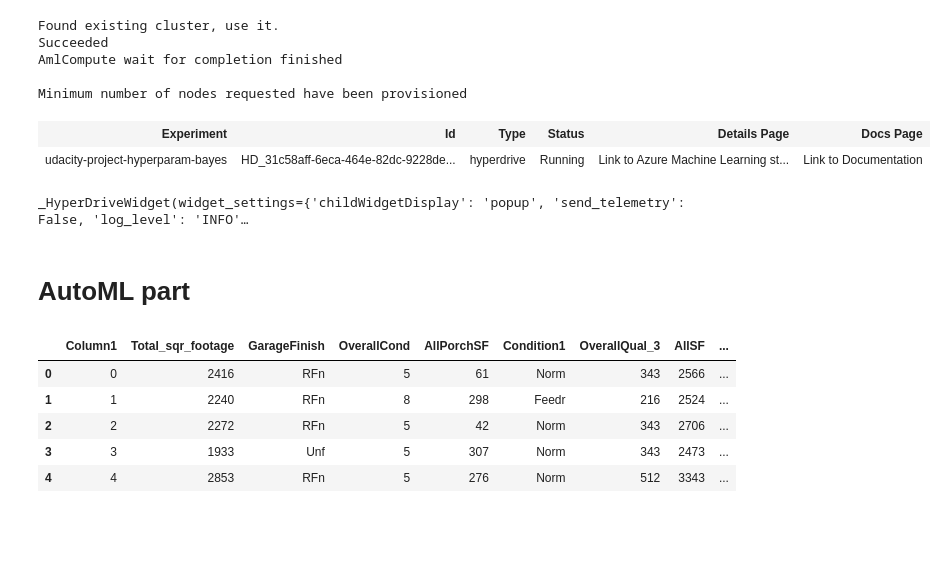
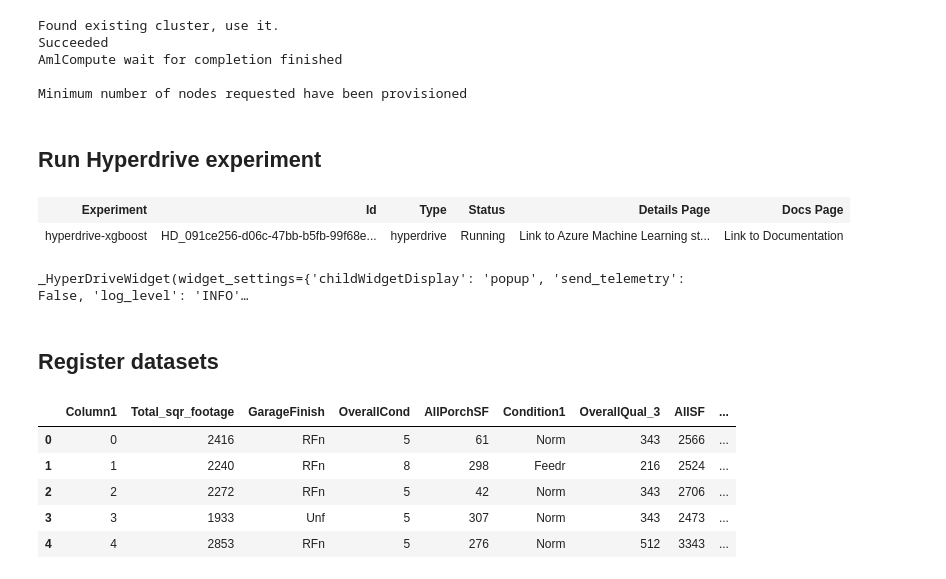
Before and after one commit to jvanelteren/azure_capstone, a Jupyter notebook: train_models.ipynb, the cells around one changed output. Drawn from its saved outputs; the diff is of its cells as text; code cells hidden in the pictures; blank space fills up the shorter version.

```diff
--- a/train_models.ipynb
+++ b/train_models.ipynb
@@ -4,7 +4,7 @@ from azureml.core import Workspace, Experiment
 # ws = Workspace.get(name="capstone")
 ws = Workspace.from_config()
 
-exp = Experiment(workspace=ws, name="udacity-project-hyperparam-bayes")
+exp = Experiment(workspace=ws, name="hyperdrive-xgboost")
 
 print('Workspace name: ' + ws.name,
       'Azure region: ' + ws.location,
@@ -37,6 +37,8 @@ Succeeded
 AmlCompute wait for completion finished
 
 Minimum number of nodes requested have been provisioned
+# %% [markdown]
+## Run Hyperdrive experiment
 # %%
 from azureml.widgets import RunDetails
 from azureml.train.sklearn import SKLearn
@@ -48,7 +50,7 @@ from azureml.train.hyperdrive.runconfig import HyperDriveConfig
 from azureml.train.hyperdrive.parameter_expressions import uniform, loguniform, quniform
 import os
 
-ps = BayesianParameterSampling( {
+ps = RandomParameterSampling( {
     'max_depth': quniform(2, 10,1), #9,12
     'min_child_weight': quniform(0, 4,1), # this is a Real instead of integer # if leaves with small amount of observations are allowed?
     # 'min_child_weight': Real(0, 4), # this is a Real instead of integer # if leaves with small amount of observations are allowed?
@@ -72,29 +74,29 @@ if "training" not in os.listdir():
 # %%
 # Submit your hyperdrive run to the experiment and show run details with the widget.
 from azureml.core import Environment, ScriptRunConfig
 
 project_folder = '.'
 myenv = Environment.from_conda_specification(name = 'project1', file_path = '.azureml/project1.yml')
 
 src = ScriptRunConfig(source_directory=project_folder,
                       script='train_hyperdrive.py',
                       compute_target=cpu_cluster,
                       environment=myenv)
 
 # Create a HyperDriveConfig using the estimator, hyperparameter sampler, and policy.
 hyperdrive_config = HyperDriveConfig(run_config=src,
                              hyperparameter_sampling=ps,
-                             policy=None,
+                             policy=policy,
                              primary_metric_name="rmse",
                              primary_metric_goal=PrimaryMetricGoal.MINIMIZE,
                              max_total_runs=220,
                              max_concurrent_runs=4)
 
 hyperdrive_run = exp.submit(config=hyperdrive_config)
 hyperdrive_run
 # %% [output]
 | Experiment | Id | Type | Status | Details Page | Docs Page |
-| udacity-project-hyperparam-bayes | HD_31c58aff-6eca-464e-82dc-9228de... | hyperdrive | Running | Link to Azure Machine Learning st... | Link to Documentation |
+| hyperdrive-xgboost | HD_091ce256-d06c-47bb-b5fb-99f68e... | hyperdrive | Running | Link to Azure Machine Learning st... | Link to Documentation |
 # %%
 from azureml.widgets import RunDetails
 RunDetails(hyperdrive_run).show()
@@ -103,7 +105,7 @@ _HyperDriveWidget(widget_settings={'childWidgetDisplay': 'popup', 'send_telemetr
 # %%
 # clean up compute cluster
 cpu_cluster.delete()
-# %% [markdown]
-# AutoML part
+# %% [markdown]
+## Register datasets
 # %%
 from azureml.core import Workspace, Experiment
```
Also changed, not shown: parts of 6 cells of this notebook, 17 other files.
